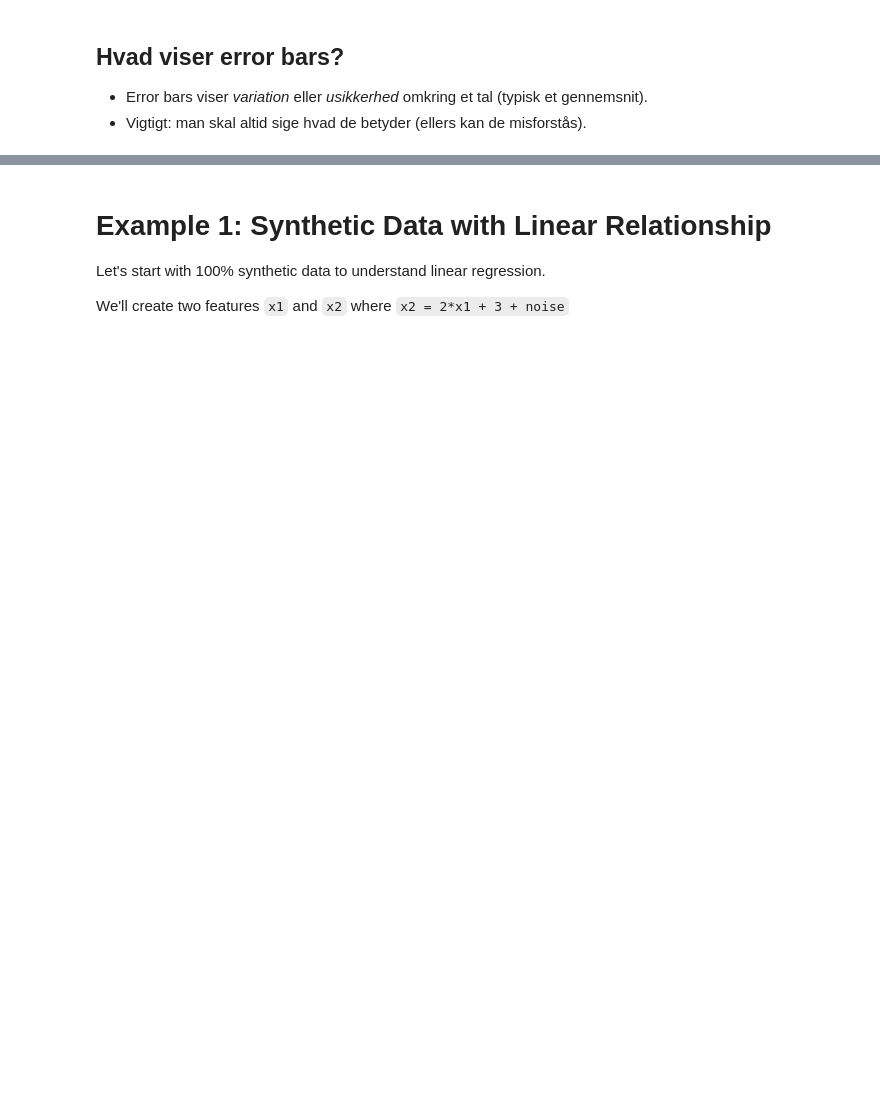
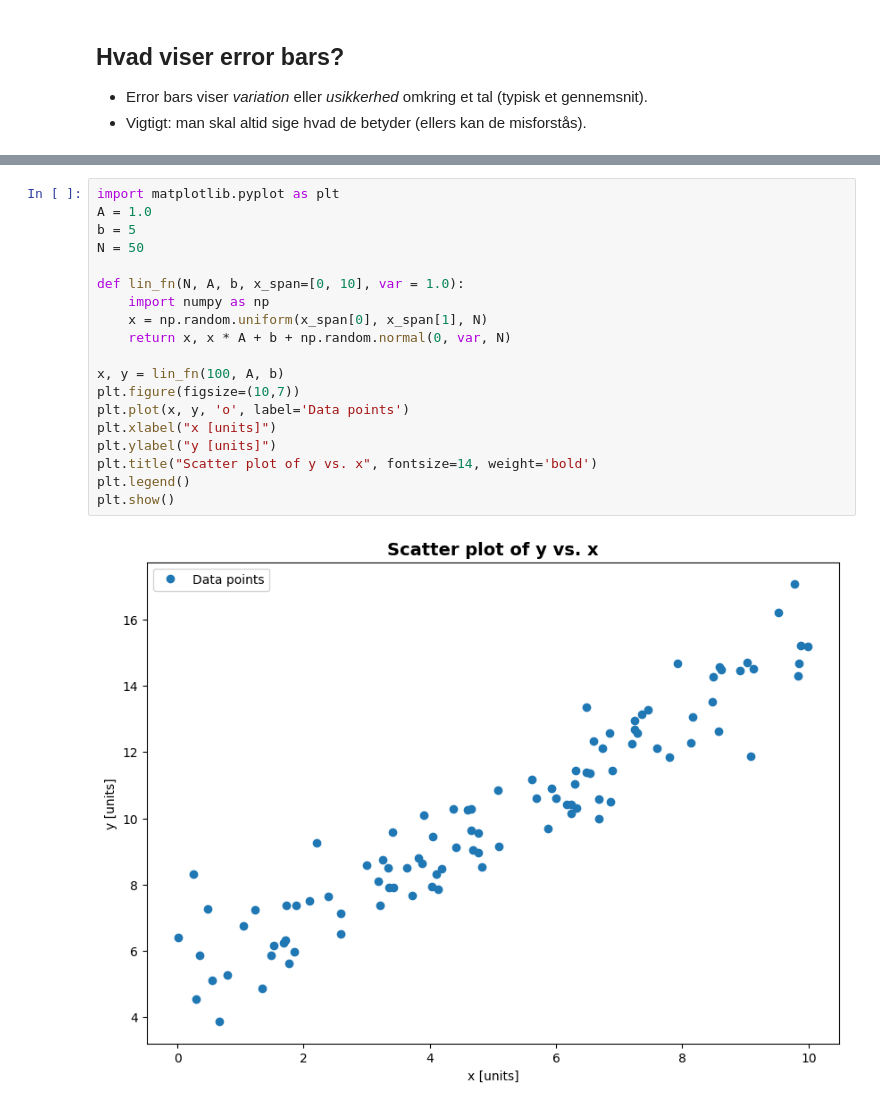
Before and after one commit to AAU-ST2-Programming/signals_3, a Jupyter notebook: signals_3_features.ipynb, the cells around one changed output, grey strips where cells are left out. Saved outputs shown, nothing was run; the diff lists cells and outputs as text; blank space fills up the shorter version.

```diff
--- a/signals_3_features.ipynb
+++ b/signals_3_features.ipynb
@@ -574,7 +275,22 @@ print("="*60)
-# %% [markdown]
-# Example 1: Synthetic Data with Linear Relationship
-
-Let's start with 100% synthetic data to understand linear regression.
-
-We'll create two features `x1` and `x2` where `x2 = 2*x1 + 3 + noise`
+# %%
+import matplotlib.pyplot as plt
+A = 1.0
+b = 5
+N = 50
+
+def lin_fn(N, A, b, x_span=[0, 10], var = 1.0):
+    import numpy as np
+    x = np.random.uniform(x_span[0], x_span[1], N)
+    return x, x * A + b + np.random.normal(0, var, N)
+
+x, y = lin_fn(100, A, b)
+plt.figure(figsize=(10,7))
+plt.plot(x, y, 'o', label='Data points')
+plt.xlabel("x [units]")
+plt.ylabel("y [units]")
+plt.title("Scatter plot of y vs. x", fontsize=14, weight='bold')
+plt.legend()
+plt.show()
+# %% [output]
+[figure, added]
 # %% [markdown]
```
Also changed, not shown: parts of 36 cells of this notebook, 2 other files.
